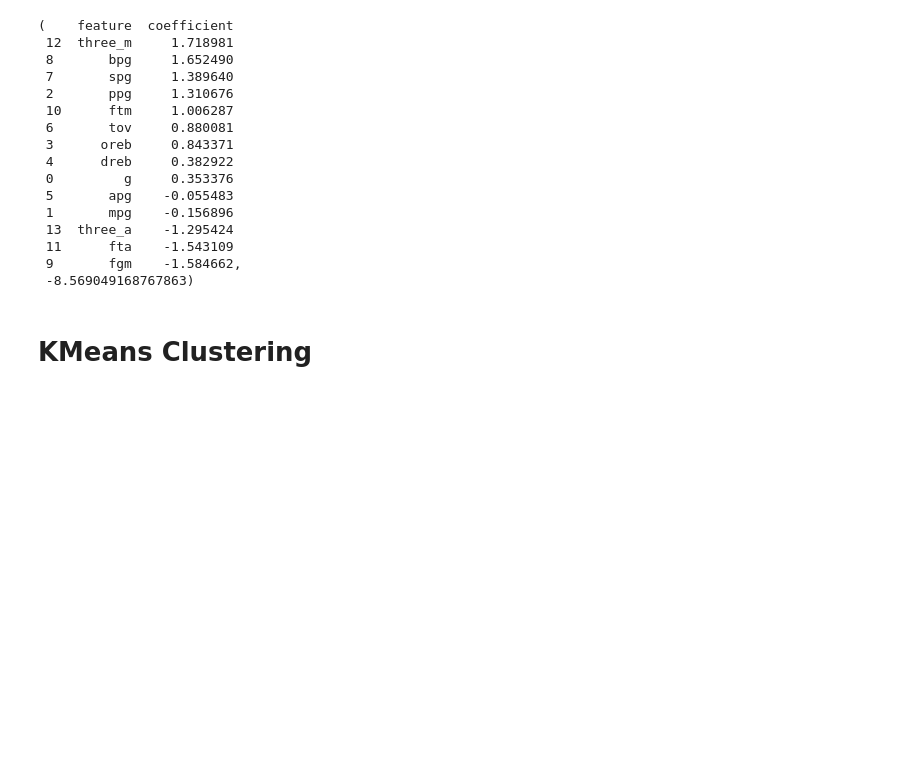
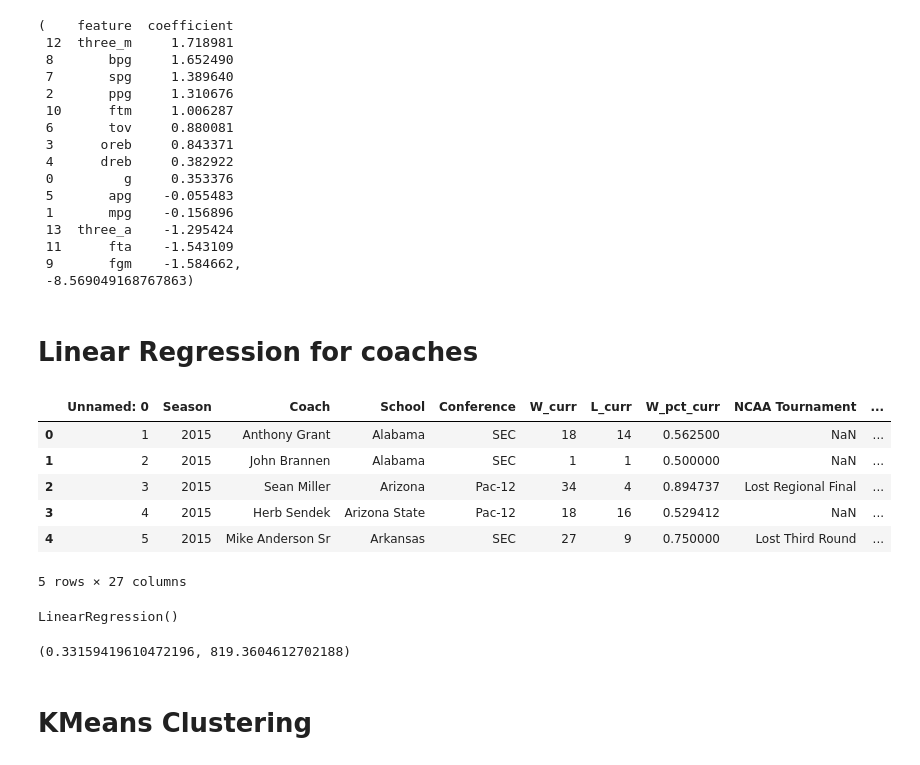
Before and after one commit to isaacvm98/go_duke_triangle_comp, a Jupyter notebook: player_26.ipynb, the cells around one changed output. Cells and saved outputs as stored; diff of their text form; code cells hidden in the pictures; blank space fills up the shorter version.

```diff
--- a/player_26.ipynb
+++ b/player_26.ipynb
@@ -84,3 +84,16 @@ coef_df, intercept
 acc["impact"] = y_pred
 # %%
 acc.to_csv("acc_player_fct.csv")
+# %% [markdown]
+# Linear Regression for coaches
+# %%
+coach_lin = pd.read_csv("data/coaches_linear.csv")
+coach_lin.head()
+# %% [output]
+|  | Unnamed: 0 | Season | Coach | School | Conference | W_curr | L_curr | W_pct_curr | NCAA Tournament | ... |
+| 0 | 1 | 2015 | Anthony Grant | Alabama | SEC | 18 | 14 | 0.562500 | NaN | ... |
+| 1 | 2 | 2015 | John Brannen | Alabama | SEC | 1 | 1 | 0.500000 | NaN | ... |
+| 2 | 3 | 2015 | Sean Miller | Arizona | Pac-12 | 34 | 4 | 0.894737 | Lost Regional Final | ... |
+| 3 | 4 | 2015 | Herb Sendek | Arizona State | Pac-12 | 18 | 16 | 0.529412 | NaN | ... |
+| 4 | 5 | 2015 | Mike Anderson Sr | Arkansas | SEC | 27 | 9 | 0.750000 | Lost Third Round | ... |
+5 rows × 27 columns
@@ -86,0 +120,14 @@ acc.to_csv("acc_player_fct.csv")
+# %%
+lin_mod = LinearRegression()
+lin_mod.fit(X_train, y_train)
+# %% [output]
+LinearRegression()
+# %%
+y_train_pred = lin_mod.predict(X_train)
+
+r2_train = r2_score(y_train, y_train_pred)
+mse_train = mean_squared_error(y_train, y_train_pred)
+
+r2_train, mse_train
+# %% [output]
+(0.33159419610472196, 819.3604612702188)
```
Also changed, not shown: parts of 6 cells of this notebook, 8 other files.
